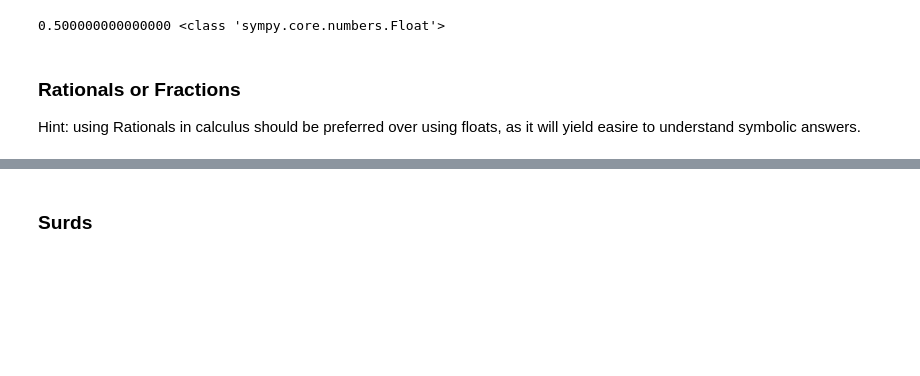
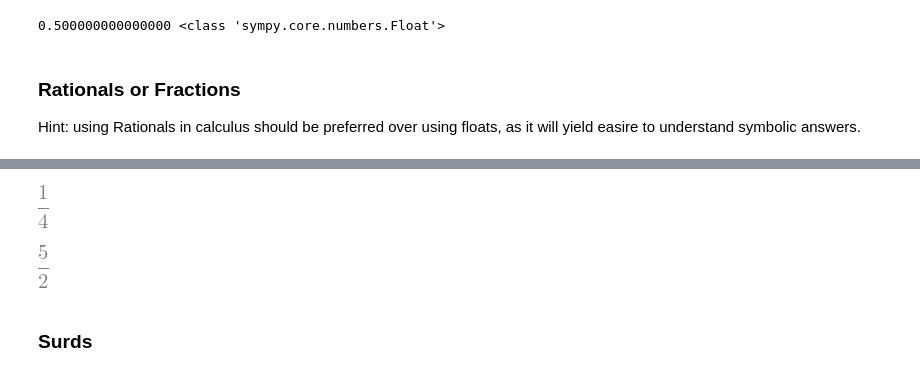
Before and after one commit to bpalmer4/code-snippets, a Jupyter notebook: notebooks/Introduction to sympy.ipynb, the cells around one changed output, grey strips where cells are left out. Cells and saved outputs as stored; diff of their text form; code cells hidden in the pictures; blank space fills up the shorter version.

Commit message:
Updates to sympy introduction

```diff
--- a/notebooks/Introduction to sympy.ipynb
+++ b/notebooks/Introduction to sympy.ipynb
@@ -54,3 +57,13 @@ $\displaystyle \frac{13}{12}$
+# %%
+# Note: if we divide sympy Integers, we also get a Rational
+sp.Integer(1) / sp.Integer(4)
+# %% [output]
+[figure, added]
+# %%
+# We get a sympy Rational even when one of the numerator or denominator is a python integer.
+sp.Integer(5) / 2
+# %% [output]
+[figure, added]
 # %% [markdown]
 ### Surds
 # %%
```
Also changed, not shown: parts of 150 cells of this notebook.
